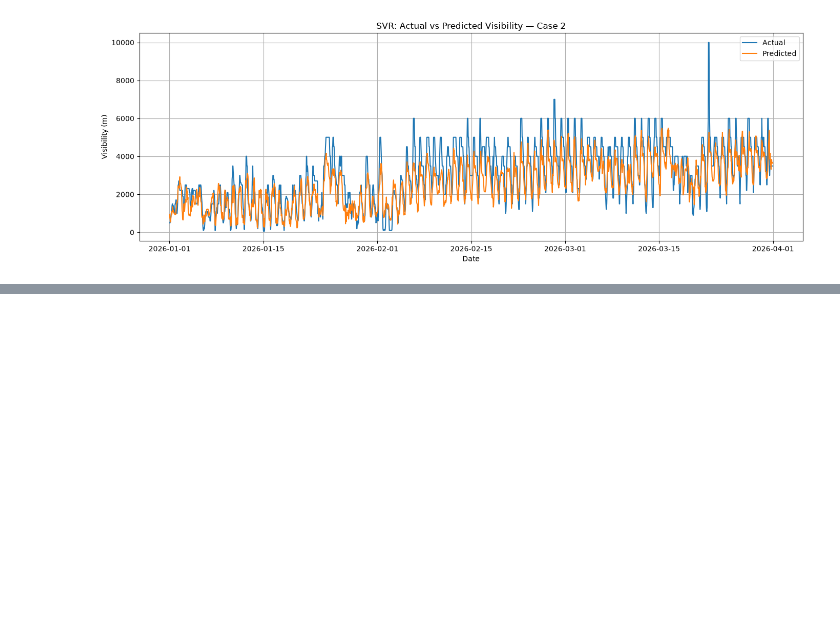
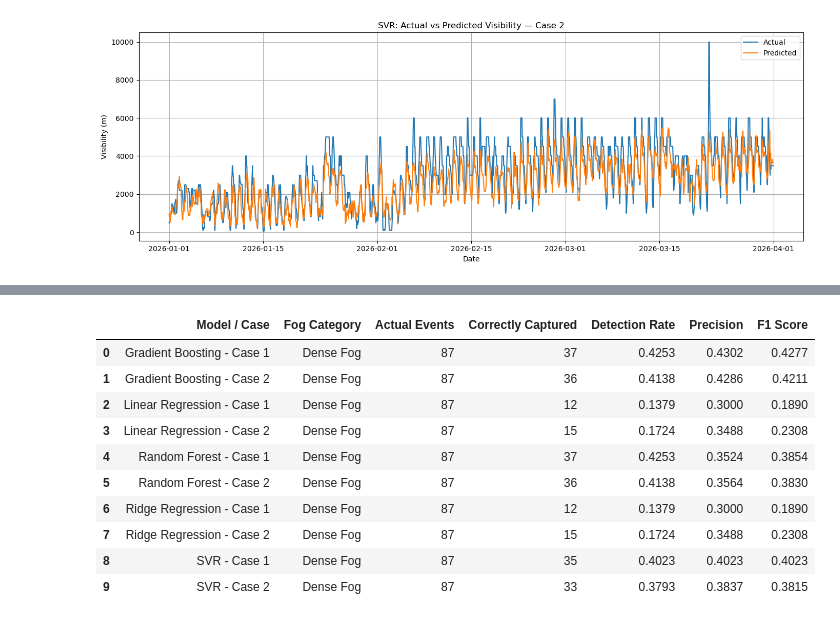
Before and after one commit to Anwesha-TU/AeroViz, a Jupyter notebook: codes/models.ipynb, the cells around one changed output, grey strips where cells are left out. Saved outputs shown, nothing was run; the diff lists cells and outputs as text; code cells hidden in the pictures; blank space fills up the shorter version.

```diff
--- a/codes/models.ipynb
+++ b/codes/models.ipynb
@@ -1393,0 +1800,32 @@ plt.show()
+# %%
+best_category_per_model = (
+    category_results_df
+    .loc[
+        category_results_df.groupby("Model / Case")["F1 Score"].idxmax(),
+        [
+            "Model / Case",
+            "Fog Category",
+            "Actual Events",
+            "Correctly Captured",
+            "Detection Rate",
+            "Precision",
+            "F1 Score"
+        ]
+    ]
+    .sort_values("Model / Case")
+    .reset_index(drop=True)
+)
+
+best_category_per_model
+# %% [output]
+|  | Model / Case | Fog Category | Actual Events | Correctly Captured | Detection Rate | Precision | F1 Score |
+| 0 | Gradient Boosting - Case 1 | Dense Fog | 87 | 37 | 0.4253 | 0.4302 | 0.4277 |
+| 1 | Gradient Boosting - Case 2 | Dense Fog | 87 | 36 | 0.4138 | 0.4286 | 0.4211 |
+| 2 | Linear Regression - Case 1 | Dense Fog | 87 | 12 | 0.1379 | 0.3000 | 0.1890 |
+| 3 | Linear Regression - Case 2 | Dense Fog | 87 | 15 | 0.1724 | 0.3488 | 0.2308 |
+| 4 | Random Forest - Case 1 | Dense Fog | 87 | 37 | 0.4253 | 0.3524 | 0.3854 |
+| 5 | Random Forest - Case 2 | Dense Fog | 87 | 36 | 0.4138 | 0.3564 | 0.3830 |
+| 6 | Ridge Regression - Case 1 | Dense Fog | 87 | 12 | 0.1379 | 0.3000 | 0.1890 |
+| 7 | Ridge Regression - Case 2 | Dense Fog | 87 | 15 | 0.1724 | 0.3488 | 0.2308 |
+| 8 | SVR - Case 1 | Dense Fog | 87 | 35 | 0.4023 | 0.4023 | 0.4023 |
+| 9 | SVR - Case 2 | Dense Fog | 87 | 33 | 0.3793 | 0.3837 | 0.3815 |
```
Also changed, not shown: parts of 31 cells of this notebook, 1 other file.
